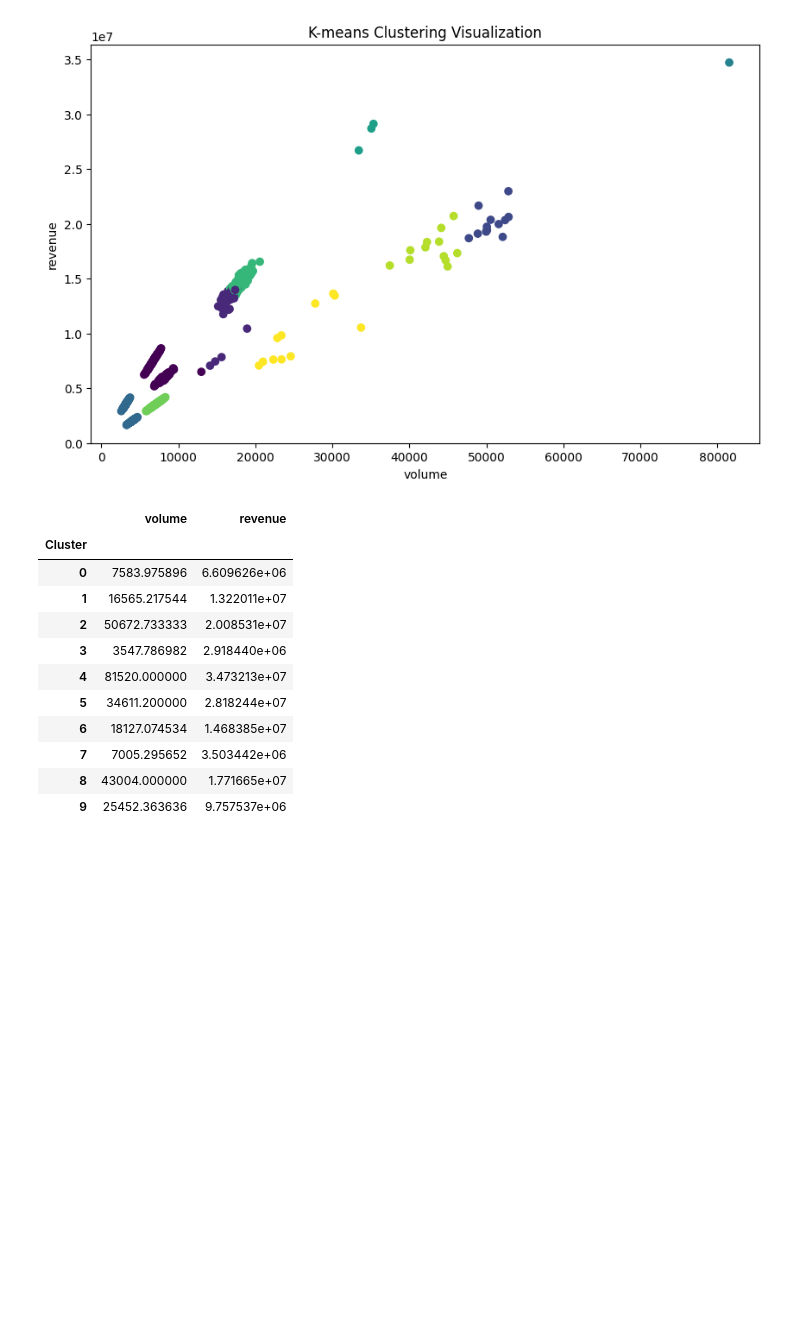
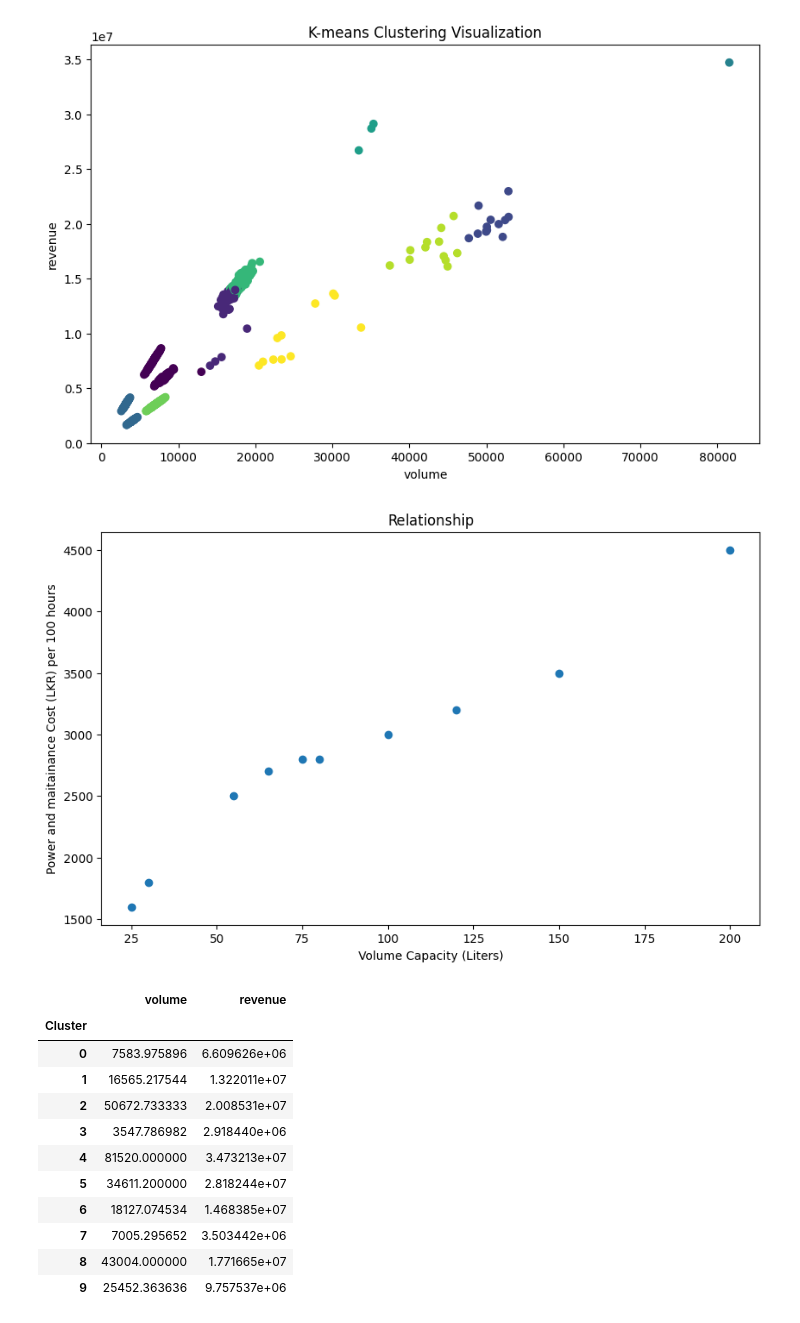
Before and after one commit to Nadil-K/DataStorm4.0, a Jupyter notebook: Copy_of_Copy_of_DataStorm_Semi.ipynb, the cells around one changed output. Drawn from its saved outputs; the diff is of its cells as text; code cells hidden in the pictures; blank space fills up the shorter version.

```diff
--- a/Copy_of_Copy_of_DataStorm_Semi.ipynb
+++ b/Copy_of_Copy_of_DataStorm_Semi.ipynb
@@ -627,6 +625,15 @@ plt.title('K-means Clustering Visualization')
 plt.show()
 # %% [output]
 [figure]
+# %%
+plt.figure(figsize=(10, 6))
+plt.scatter(df1['Volume Capacity (Liters)'], df1['Power and maitainance Cost (LKR) per 100 hours'])
+plt.xlabel('Volume Capacity (Liters)')
+plt.ylabel('Power and maitainance Cost (LKR) per 100 hours')
+plt.title('Relationship')
+plt.show()
+# %% [output]
+[figure, added]
 # %%
 means = final.groupby('Cluster')[['volume', 'revenue']].mean()
 means
```
Also changed, not shown: parts of 6 cells of this notebook.
